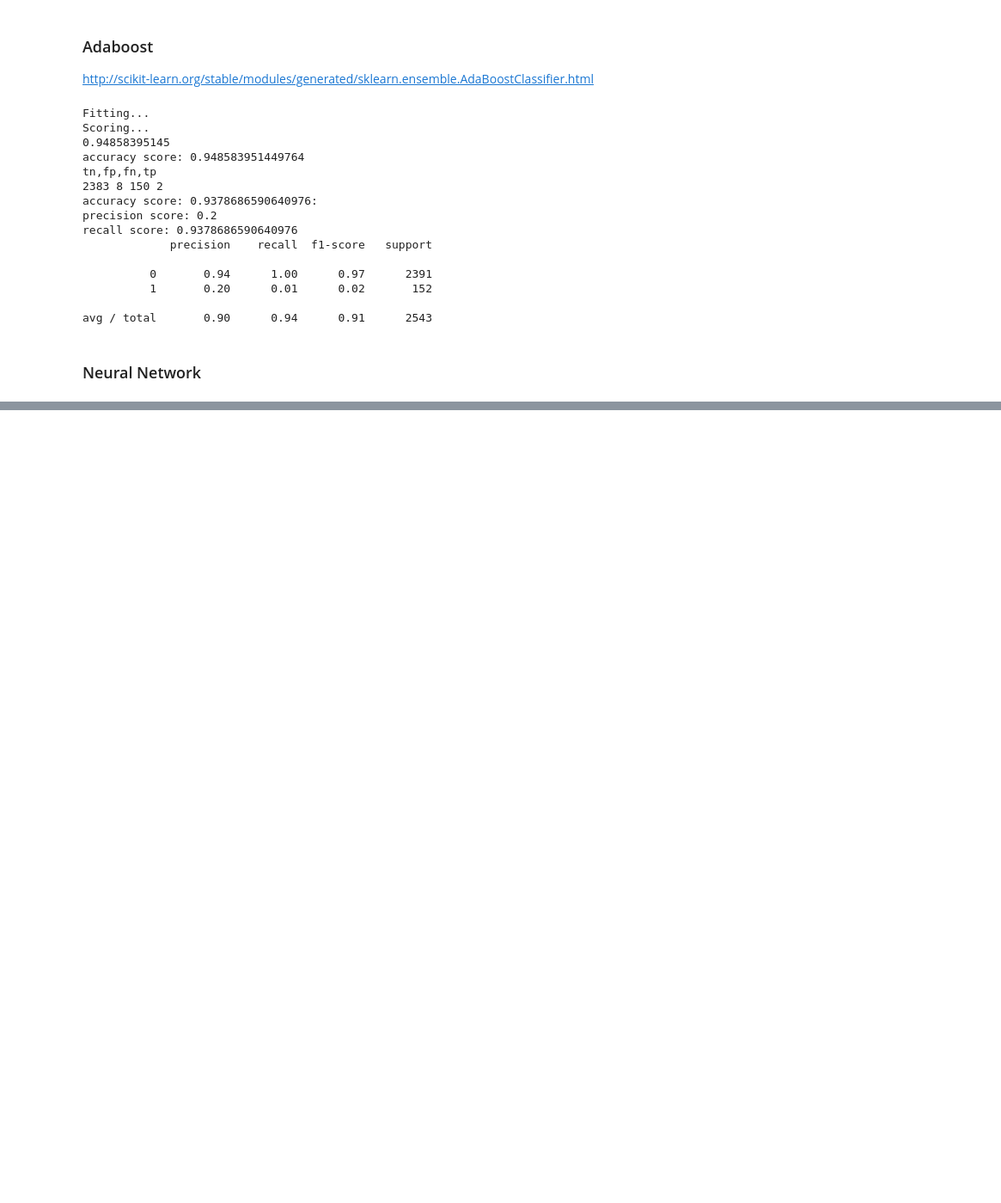
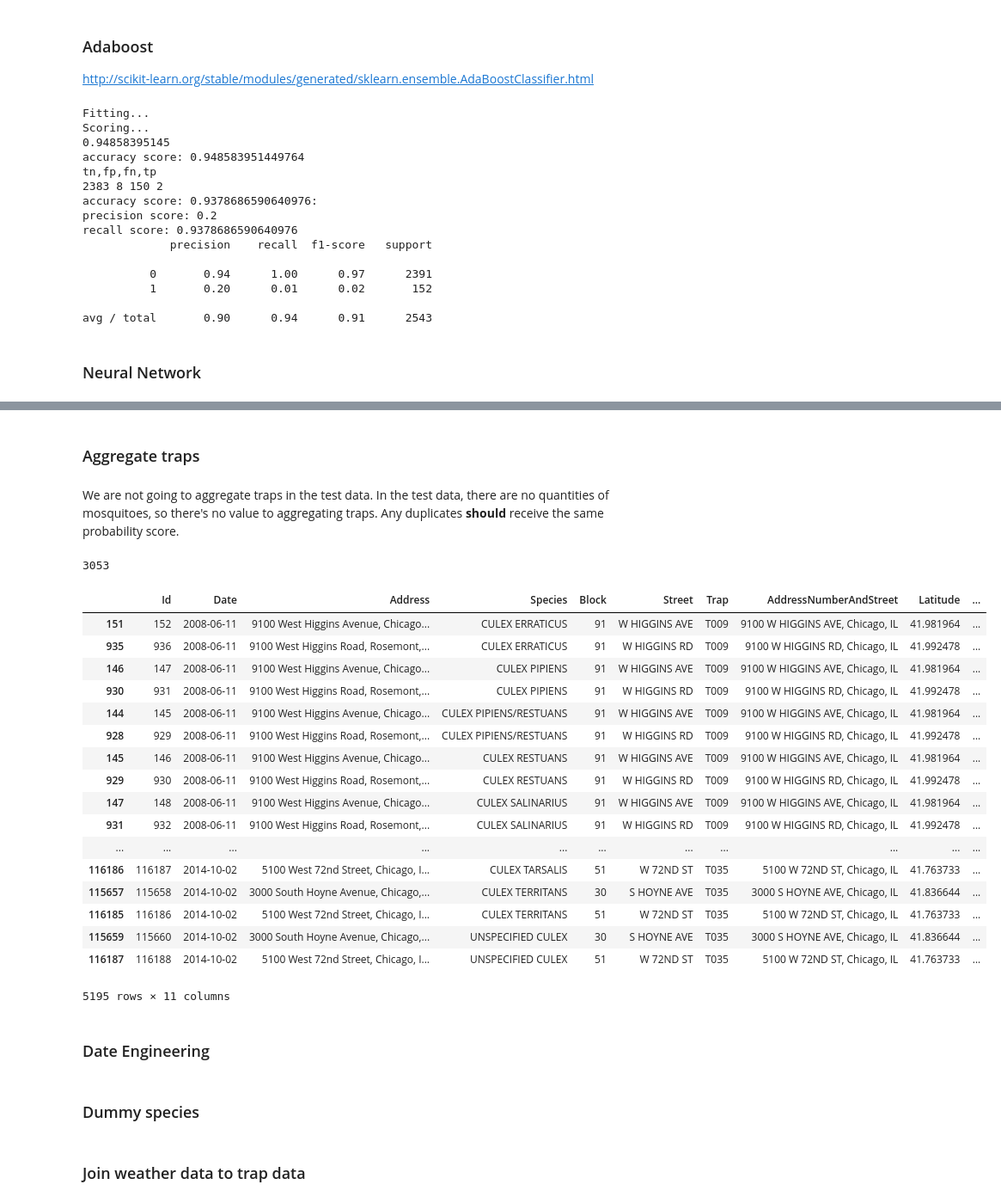
Before and after one commit to mjschillawski/west_nile_virus, a Jupyter notebook: schillawski_wnv.ipynb, the cells around one changed output, grey strips where cells are left out. Shown at 86% size. Saved outputs shown, nothing was run; the diff lists cells and outputs as text; code cells hidden in the pictures; blank space fills up the shorter version.

```diff
--- a/schillawski_wnv.ipynb
+++ b/schillawski_wnv.ipynb
@@ -1173,0 +1241,5 @@ avg / total       0.90      0.94      0.91      2543
+# %%
+#train = pd.read_csv('train.csv')
+test_spray = pd.read_csv('spray.csv')
+test_weather = pd.read_csv('weather.csv')
+test = pd.read_csv('test.csv')
@@ -1173,0 +1274,5 @@ avg / total       0.90      0.94      0.91      2543
+# %%
+#train['Date'] = pd.to_datetime(train['Date'])
+test_spray['Date'] = pd.to_datetime(test_spray['Date'])
+test_weather['Date'] = pd.to_datetime(test_weather['Date'])
+test['Date'] = pd.to_datetime(test['Date'])
@@ -1173,0 +1424,36 @@ avg / total       0.90      0.94      0.91      2543
+# %% [markdown]
+### Aggregate traps
+# %% [markdown]
+We are not going to aggregate traps in the test data. In the test data, there are no quantities of mosquitoes, so there's no value to aggregating traps. Any duplicates **should** receive the same probability score.
+# %%
+# aggregate trap observations by date and species
+# observations are split when n_mosquitoes > 50
+# rebuild trap observations
+# inspect whether both observations are flagged as 1 / 0 or not
+# whether to replace 1 across both if true
+
+print(test.duplicated(['Date','Species','Trap']).sum())
+
+test[test.duplicated(['Date','Species','Trap'],keep=False)].sort_values(['Date','Trap','Species'])
+# %% [output]
+3053
+|  | Id | Date | Address | Species | Block | Street | Trap | AddressNumberAndStreet | Latitude | ... |
+| 151 | 152 | 2008-06-11 | 9100 West Higgins Avenue, Chicago... | CULEX ERRATICUS | 91 | W HIGGINS AVE | T009 | 9100 W HIGGINS AVE, Chicago, IL | 41.981964 | ... |
+| 935 | 936 | 2008-06-11 | 9100 West Higgins Road, Rosemont,... | CULEX ERRATICUS | 91 | W HIGGINS RD | T009 | 9100 W HIGGINS RD, Chicago, IL | 41.992478 | ... |
+| 146 | 147 | 2008-06-11 | 9100 West Higgins Avenue, Chicago... | CULEX PIPIENS | 91 | W HIGGINS AVE | T009 | 9100 W HIGGINS AVE, Chicago, IL | 41.981964 | ... |
+| 930 | 931 | 2008-06-11 | 9100 West Higgins Road, Rosemont,... | CULEX PIPIENS | 91 | W HIGGINS RD | T009 | 9100 W HIGGINS RD, Chicago, IL | 41.992478 | ... |
+| 144 | 145 | 2008-06-11 | 9100 West Higgins Avenue, Chicago... | CULEX PIPIENS/RESTUANS | 91 | W HIGGINS AVE | T009 | 9100 W HIGGINS AVE, Chicago, IL | 41.981964 | ... |
+| 928 | 929 | 2008-06-11 | 9100 West Higgins Road, Rosemont,... | CULEX PIPIENS/RESTUANS | 91 | W HIGGINS RD | T009 | 9100 W HIGGINS RD, Chicago, IL | 41.992478 | ... |
+| 145 | 146 | 2008-06-11 | 9100 West Higgins Avenue, Chicago... | CULEX RESTUANS | 91 | W HIGGINS AVE | T009 | 9100 W HIGGINS AVE, Chicago, IL | 41.981964 | ... |
+| 929 | 930 | 2008-06-11 | 9100 West Higgins Road, Rosemont,... | CULEX RESTUANS | 91 | W HIGGINS RD | T009 | 9100 W HIGGINS RD, Chicago, IL | 41.992478 | ... |
+| 147 | 148 | 2008-06-11 | 9100 West Higgins Avenue, Chicago... | CULEX SALINARIUS | 91 | W HIGGINS AVE | T009 | 9100 W HIGGINS AVE, Chicago, IL | 41.981964 | ... |
+| 931 | 932 | 2008-06-11 | 9100 West Higgins Road, Rosemont,... | CULEX SALINARIUS | 91 | W HIGGINS RD | T009 | 9100 W HIGGINS RD, Chicago, IL | 41.992478 | ... |
+| ... | ... | ... | ... | ... | ... | ... | ... | ... | ... | ... |
+| 116186 | 116187 | 2014-10-02 | 5100 West 72nd Street, Chicago, I... | CULEX TARSALIS | 51 | W 72ND ST | T035 | 5100 W 72ND ST, Chicago, IL | 41.763733 | ... |
+| 115657 | 115658 | 2014-10-02 | 3000 South Hoyne Avenue, Chicago,... | CULEX TERRITANS | 30 | S HOYNE AVE | T035 | 3000 S HOYNE AVE, Chicago, IL | 41.836644 | ... |
+| 116185 | 116186 | 2014-10-02 | 5100 West 72nd Street, Chicago, I... | CULEX TERRITANS | 51 | W 72ND ST | T035 | 5100 W 72ND ST, Chicago, IL | 41.763733 | ... |
+| 115659 | 115660 | 2014-10-02 | 3000 South Hoyne Avenue, Chicago,... | UNSPECIFIED CULEX | 30 | S HOYNE AVE | T035 | 3000 S HOYNE AVE, Chicago, IL | 41.836644 | ... |
+| 116187 | 116188 | 2014-10-02 | 5100 West 72nd Street, Chicago, I... | UNSPECIFIED CULEX | 51 | W 72ND ST | T035 | 5100 W 72ND ST, Chicago, IL | 41.763733 | ... |
+5195 rows × 11 columns
+# %% [markdown]
+### Date Engineering
@@ -1173,0 +1474,2 @@ avg / total       0.90      0.94      0.91      2543
+# %% [markdown]
+### Dummy species
@@ -1173,0 +1480,2 @@ avg / total       0.90      0.94      0.91      2543
+# %% [markdown]
+### Join weather data to trap data
```
Also changed, not shown: parts of 67 cells of this notebook, 2 other files.
